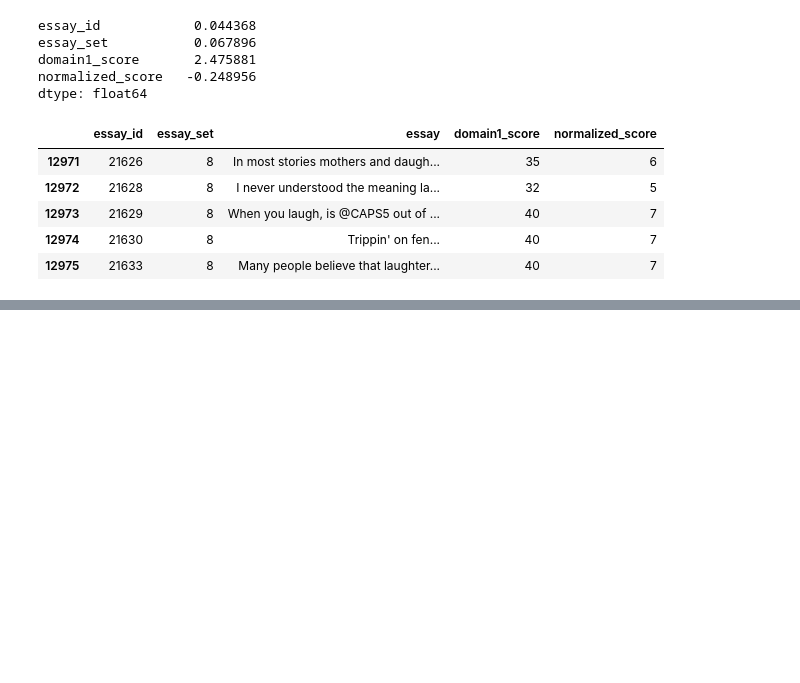
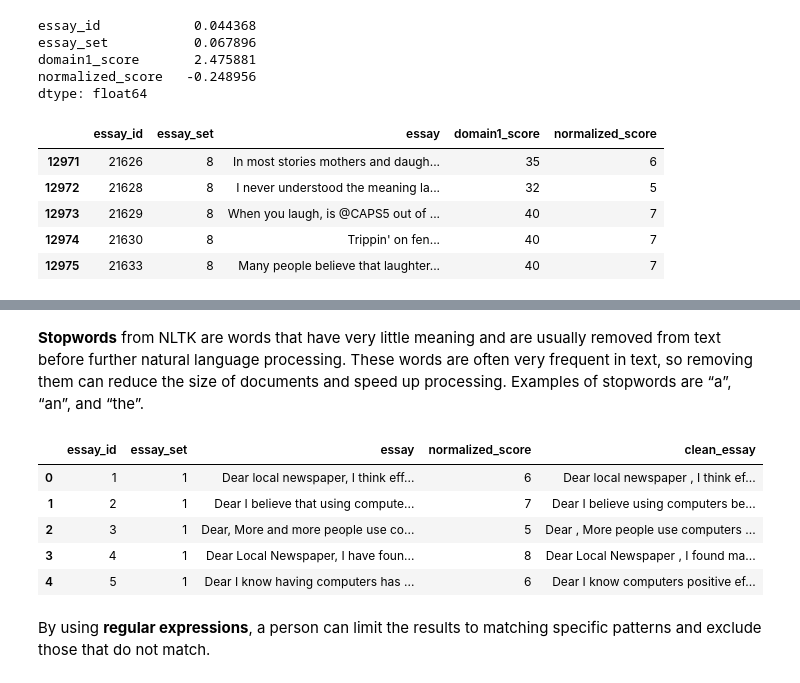
Before and after one commit to hypethral/robograder, a Jupyter notebook: src/analysis.ipynb, the cells around one changed output, grey strips where cells are left out. Saved outputs shown, nothing was run; the diff lists cells and outputs as text; code cells hidden in the pictures; blank space fills up the shorter version.

Commit message:
Pre-processing completed

```diff
--- a/src/analysis.ipynb
+++ b/src/analysis.ipynb
@@ -219,0 +256,4 @@ myDataset.tail()
+# %%
+# Removing domain score because depending on the essay_set it the score differs from each other
+
+myDataset.drop('domain1_score',axis=1,inplace=True)
@@ -219,0 +270,13 @@ myDataset.tail()
+# %%
+# Performing Pre-processing on the essays by removing the word after @
+
+def clean_essay(essay):
+    x=[]
+    for i in essay.split():
+        if i.startswith("@"):
+            continue
+        else:
+            x.append(i)
+    return ' '.join(x)
+
+myDataset['essay'] = myDataset['essay'].apply(lambda x:clean_essay(x))
@@ -219,0 +292,26 @@ myDataset.tail()
+# %% [markdown]
+**Stopwords** from NLTK are words that have very little meaning and are usually removed from text before further natural language processing. These words are often very frequent in text, so removing them can reduce the size of documents and speed up processing. Examples of stopwords are “a”, “an”, and “the”.
+# %%
+# Removing Stop words from the essays
+
+stop_words = set(stopwords.words('english'))
+def remove_stop_words(essay):
+    word_tokens = word_tokenize(essay)
+    filtered_sentence = []
+    for w in word_tokens:
+        if w not in stop_words:
+            filtered_sentence.append(w)
+    return ' '.join(filtered_sentence)
+
+myDataset['clean_essay'] = myDataset['essay'].apply(lambda x:remove_stop_words(x))
+# %%
+myDataset.head()
+# %% [output]
+|  | essay_id | essay_set | essay | normalized_score | clean_essay |
+| 0 | 1 | 1 | Dear local newspaper, I think eff... | 6 | Dear local newspaper , I think ef... |
+| 1 | 2 | 1 | Dear I believe that using compute... | 7 | Dear I believe using computers be... |
+| 2 | 3 | 1 | Dear, More and more people use co... | 5 | Dear , More people use computers ... |
+| 3 | 4 | 1 | Dear Local Newspaper, I have foun... | 8 | Dear Local Newspaper , I found ma... |
+| 4 | 5 | 1 | Dear I know having computers has ... | 6 | Dear I know computers positive ef... |
+# %% [markdown]
+By using **regular expressions**, a person can limit the results to matching specific patterns and exclude those that do not match.
```
Also changed, not shown: parts of 10 cells of this notebook.
